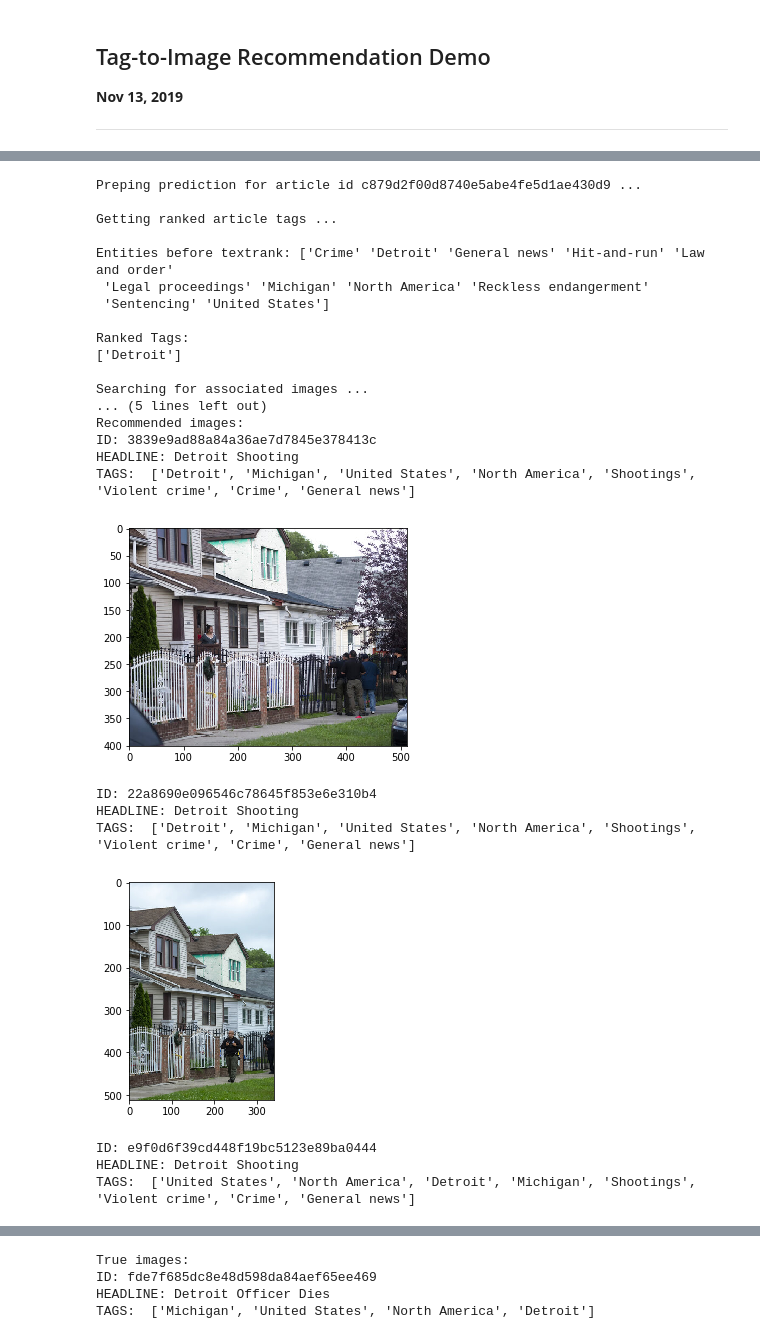
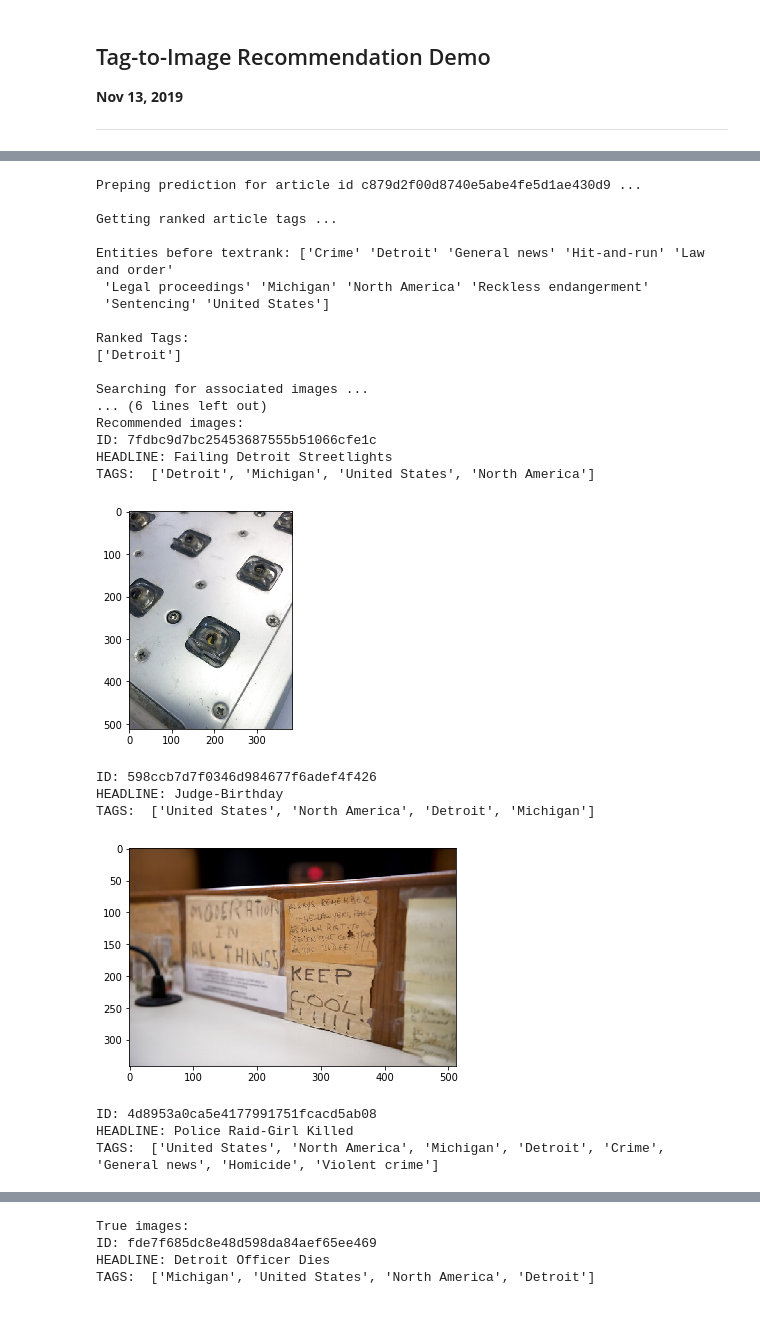
Before and after one commit to phoebewong/AC297r_2019_Associated_Press, a Jupyter notebook: notebooks/Tag2Image_demo.ipynb, the cells around one changed output, grey strips where cells are left out. Saved outputs shown, nothing was run; the diff lists cells and outputs as text; code cells hidden in the pictures.

```diff
--- a/notebooks/Tag2Image_demo.ipynb
+++ b/notebooks/Tag2Image_demo.ipynb
@@ -77,7 +77,7 @@ def output_img(idx_list):
         ax.imshow(img)
         plt.show()
 
-def prediction_demo(exp_id, recommend_size):
+def prediction_demo(exp_id, recommend_size, method):
 
     print(f'Preping prediction for article id {exp_id} ...\n')
     #get full text for example
@@ -98,7 +98,7 @@ def prediction_demo(exp_id, recommend_size):
     print(f'Searching for associated images ...\n')
     t2i_object.get_associated_images()
     print(f'Recommending {recommend_size} images ...\n')
-    predicted_img_idx = t2i_object.predict(output_size = recommend_size)
+    predicted_img_idx = t2i_object.predict(output_size = recommend_size, method = method)
     print(f'Recommended images: ')
     output_img(predicted_img_idx)
     print(f'True images: ')
@@ -192,31 +191,31 @@ TAGS:  ['United States', 'North America', 'Arizona', 'Homicide', 'Violent crime'
 # %%
 ### difficult-to-tell example
 ### c879d2f00d8740e5abe4fe5d1ae430d9
 exp_id = 'c879d2f00d8740e5abe4fe5d1ae430d9'
-prediction_demo(exp_id, 3)
+prediction_demo(exp_id, 3, method = 'cosine_distance')
 # %% [output]
 Preping prediction for article id c879d2f00d8740e5abe4fe5d1ae430d9 ...
 
 Getting ranked article tags ...
 
 Entities before textrank: ['Crime' 'Detroit' 'General news' 'Hit-and-run' 'Law and order'
  'Legal proceedings' 'Michigan' 'North America' 'Reckless endangerment'
  'Sentencing' 'United States']
 
 Ranked Tags:
 ['Detroit']
 
 Searching for associated images ...
-... (5 lines left out)
+... (6 lines left out)
 Recommended images:
-ID: 3839e9ad88a84a36ae7d7845e378413c
-HEADLINE: Detroit Shooting
-TAGS:  ['Detroit', 'Michigan', 'United States', 'North America', 'Shootings', 'Violent crime', 'Crime', 'General news']
+ID: 7fdbc9d7bc25453687555b51066cfe1c
+HEADLINE: Failing Detroit Streetlights
+TAGS:  ['Detroit', 'Michigan', 'United States', 'North America']
-[figure, old version]
+[figure, new version]
-ID: 22a8690e096546c78645f853e6e310b4
-HEADLINE: Detroit Shooting
-TAGS:  ['Detroit', 'Michigan', 'United States', 'North America', 'Shootings', 'Violent crime', 'Crime', 'General news']
+ID: 598ccb7d7f0346d984677f6adef4f426
+HEADLINE: Judge-Birthday
+TAGS:  ['United States', 'North America', 'Detroit', 'Michigan']
-[figure, old version]
+[figure, new version]
-ID: e9f0d6f39cd448f19bc5123e89ba0444
-HEADLINE: Detroit Shooting
-TAGS:  ['United States', 'North America', 'Detroit', 'Michigan', 'Shootings', 'Violent crime', 'Crime', 'General news']
+ID: 4d8953a0ca5e4177991751fcacd5ab08
+HEADLINE: Police Raid-Girl Killed
+TAGS:  ['United States', 'North America', 'Michigan', 'Detroit', 'Crime', 'General news', 'Homicide', 'Violent crime']
```
Also changed, not shown: parts of 4 cells of this notebook.
